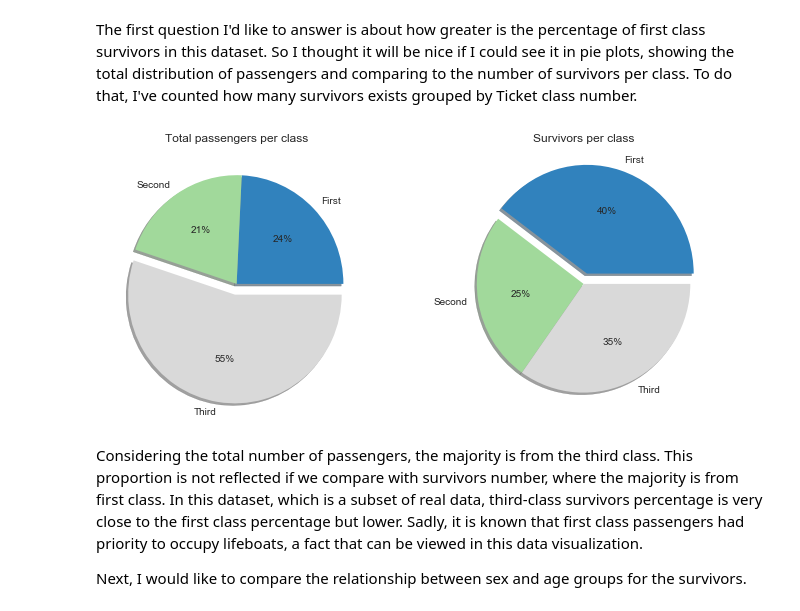
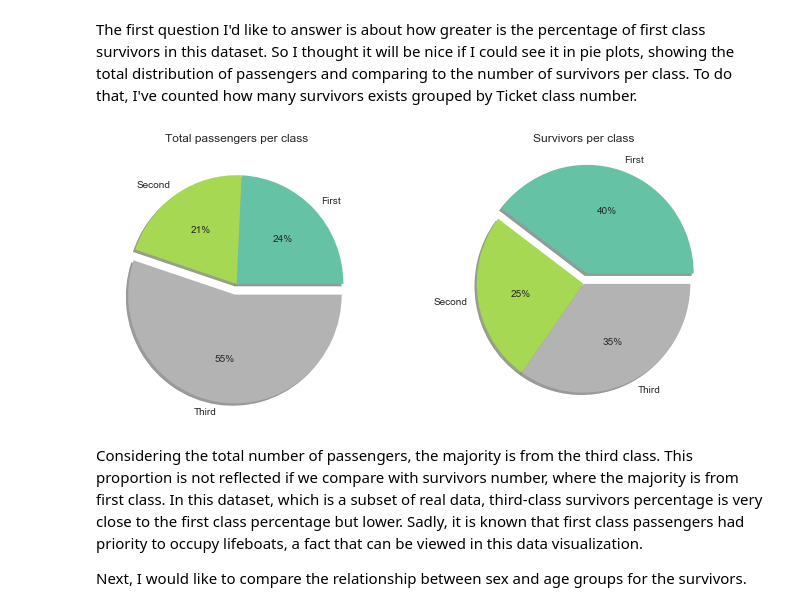
Before and after one commit to dsuruagy/udacityDataAnalyst, a Jupyter notebook: part3/l5-numpyPandas2DData/project/Investigate Titanic Dataset.ipynb, the cells around one changed output. Cells and saved outputs as stored; diff of their text form; code cells hidden in the pictures.

```diff
--- a/part3/l5-numpyPandas2DData/project/Investigate Titanic Dataset.ipynb
+++ b/part3/l5-numpyPandas2DData/project/Investigate Titanic Dataset.ipynb
@@ -51,6 +51,8 @@ def group_age(age):
 def get_cabin_deck(cabin):
     if not pd.isnull(cabin): # if parameter is not null (NaN or None)
         return cabin[0]      # return first char of Cabin Id, i.e. the Deck code.
+    else:
+        return 'Unknown'
 
 # Applying these functions to the Dataframe, creating two new columns: Age group and Cabin deck
 titanic_df['Age group'] = titanic_df['Age'].apply(group_age)
@@ -67,25 +69,25 @@ The first question I'd like to answer is about how greater is the percentage of
 # %%
 # Grouping sample by Ticket class (Pclass) and counting how many there are in each class:
 total_ticket_class = titanic_df.groupby(['Pclass'])['Name'].count()
 
 # Grouping survivers data by Ticket class (Pclass), then counting how many are in the groups
 survived_ticket_class = survived_df.groupby(['Pclass'])['Survived'].count()
 
 # Plotting in pies, with percent shown inside
 fig, axarr = plt.subplots(ncols=2)
 
-total_ticket_class.plot.pie(autopct='%2.f%%', colormap='tab20c', explode=[0, 0, 0.1],
+total_ticket_class.plot.pie(autopct='%2.f%%', colormap='Set2', explode=[0, 0, 0.1],
                            title='Total passengers per class', shadow=True, ax=axarr[0])
 
-survived_ticket_class.plot.pie(autopct='%2.f%%', figsize=(11, 5), colormap='tab20c', explode=[0.1, 0, 0],
+survived_ticket_class.plot.pie(autopct='%2.f%%', figsize=(11, 5), colormap='Set2', explode=[0.1, 0, 0],
                            title='Survivors per class', shadow=True, ax=axarr[1])
 for ax in axarr:
     axarr[0].set_ylabel('')
 axarr[1].set_ylabel('')
 
 plt.subplots_adjust(wspace=0.3)
 # %% [output]
-[figure, old version]
+[figure, new version]
 # %% [markdown]
 Considering the total number of passengers, the majority is from the third class. This proportion is not reflected if we compare with survivors number, where the majority is from first class. In this dataset, which is a subset of real data, third-class survivors percentage is very close to the first class percentage but lower. Sadly, it is known that first class passengers had priority to occupy lifeboats, a fact that can be viewed in this data visualization.
 
```
Also changed, not shown: parts of 6 cells of this notebook.
